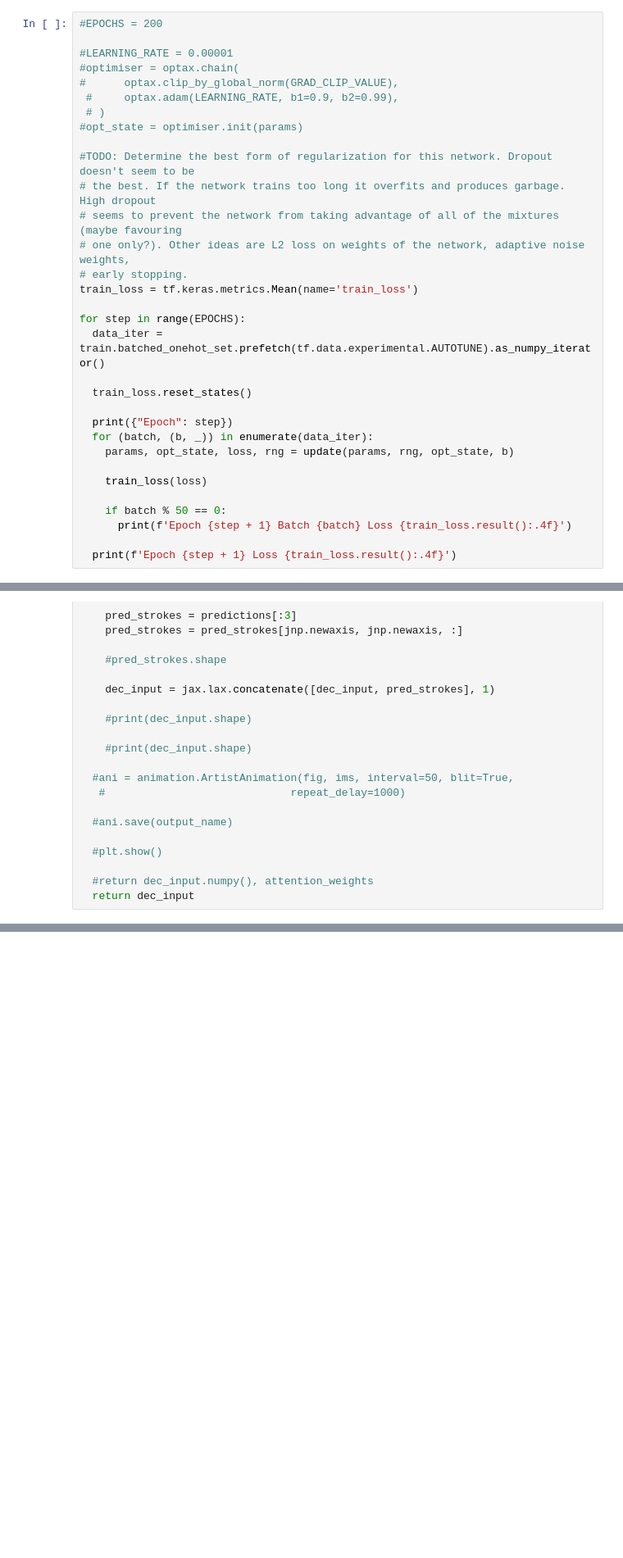
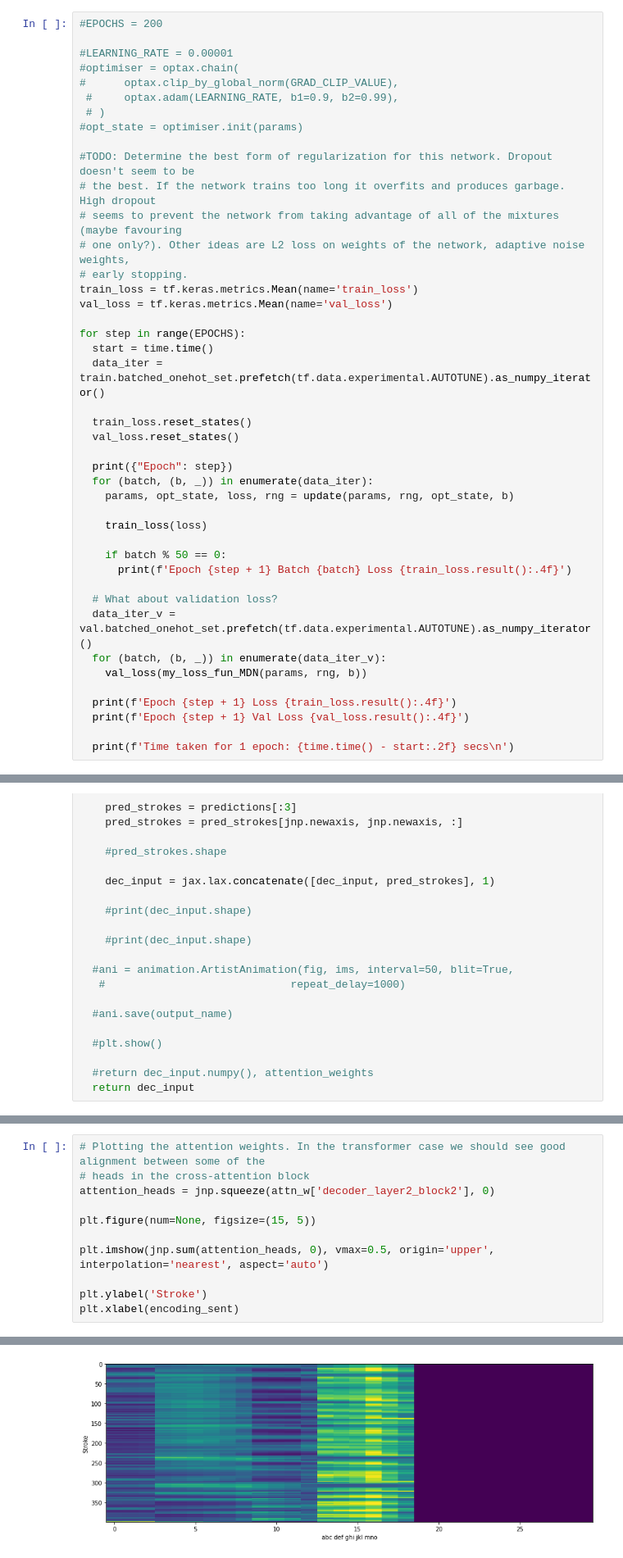
Before and after one commit to dcbrien/More-than-meets-the-eye---Transformers-that-write, a Jupyter notebook: Writing-Transformer.ipynb, the cells around one changed output, grey strips where cells are left out. Shown at 82% size. Saved outputs shown, nothing was run; the diff lists cells and outputs as text; blank space fills up the shorter version.

```diff
--- a/Writing-Transformer.ipynb
+++ b/Writing-Transformer.ipynb
@@ -838,11 +1014,14 @@ opt_state = optimiser.init(params)
 # one only?). Other ideas are L2 loss on weights of the network, adaptive noise weights,
 # early stopping.
 train_loss = tf.keras.metrics.Mean(name='train_loss')
+val_loss = tf.keras.metrics.Mean(name='val_loss')
 
 for step in range(EPOCHS):
+  start = time.time()
   data_iter = train.batched_onehot_set.prefetch(tf.data.experimental.AUTOTUNE).as_numpy_iterator()
 
   train_loss.reset_states()
+  val_loss.reset_states()
 
   print({"Epoch": step})
   for (batch, (b, _)) in enumerate(data_iter):
@@ -853,6 +1032,14 @@ for step in range(EPOCHS):
     if batch % 50 == 0:
       print(f'Epoch {step + 1} Batch {batch} Loss {train_loss.result():.4f}')
 
+  # What about validation loss?
+  data_iter_v = val.batched_onehot_set.prefetch(tf.data.experimental.AUTOTUNE).as_numpy_iterator()
+  for (batch, (b, _)) in enumerate(data_iter_v):
+    val_loss(my_loss_fun_MDN(params, rng, b))
+
   print(f'Epoch {step + 1} Loss {train_loss.result():.4f}')
+  print(f'Epoch {step + 1} Val Loss {val_loss.result():.4f}')
+
+  print(f'Time taken for 1 epoch: {time.time() - start:.2f} secs\n')
 # %% [output]
 {'Epoch': 0}
@@ -1166,0 +1428,12 @@ def evaluate(n, carry):
+# %%
+# Plotting the attention weights. In the transformer case we should see good alignment between some of the
+# heads in the cross-attention block
+attention_heads = jnp.squeeze(attn_w['decoder_layer2_block2'], 0)
+
+plt.figure(num=None, figsize=(15, 5))
+
+plt.imshow(jnp.sum(attention_heads, 0), vmax=0.5, origin='upper', interpolation='nearest', aspect='auto')
+
+plt.ylabel('Stroke')
+plt.xlabel(encoding_sent)
+# %% [output]
@@ -1166,0 +1441 @@ def evaluate(n, carry):
+[figure, added]
```
Also changed, not shown: parts of 32 cells of this notebook.
